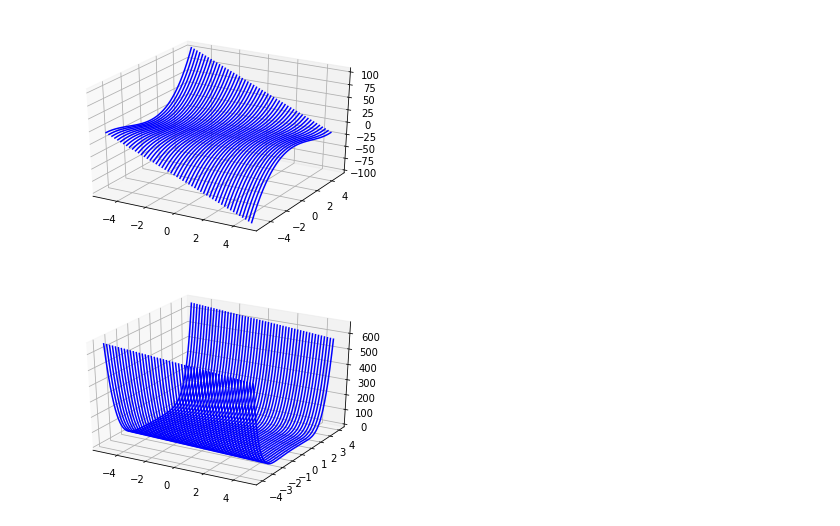
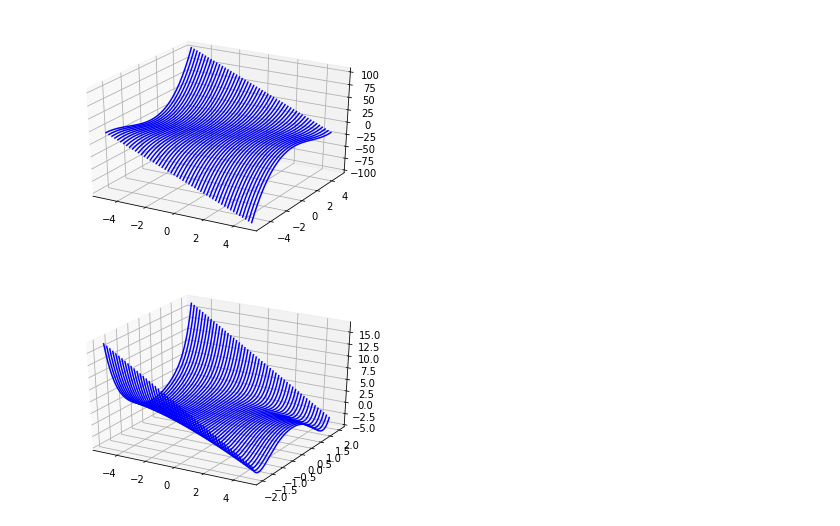
Before and after one commit to nkknj/strogatz, a Jupyter notebook: Chapter3_exercise.ipynb, the cells around one changed output. Drawn from its saved outputs; the diff is of its cells as text; code cells hidden in the pictures.

```diff
--- a/Chapter3_exercise.ipynb
+++ b/Chapter3_exercise.ipynb
@@ -1025,19 +1025,19 @@ plt.show()
 # %%
 #3.4.16(c)
 def f(x, r):
     return x**6/6-x**4/4-r*x**2/2
 
-X=np.arange(-4, 4, 0.01)
+X=np.arange(-2, 2, 0.01)
 R=np.arange(-5, 5, 0.2)
 
 fig=plt.figure()
 ax=fig.add_subplot(111, projection='3d')
 
 for r in R:
     V=f(X, r)
     ax.plot(np.ones(X.size)*r, X, V, color='b')
 
 plt.grid()
 plt.show()
 # %% [output]
-[figure, old version]
+[figure, new version]
```
Also changed, not shown: parts of 3 cells of this notebook.
